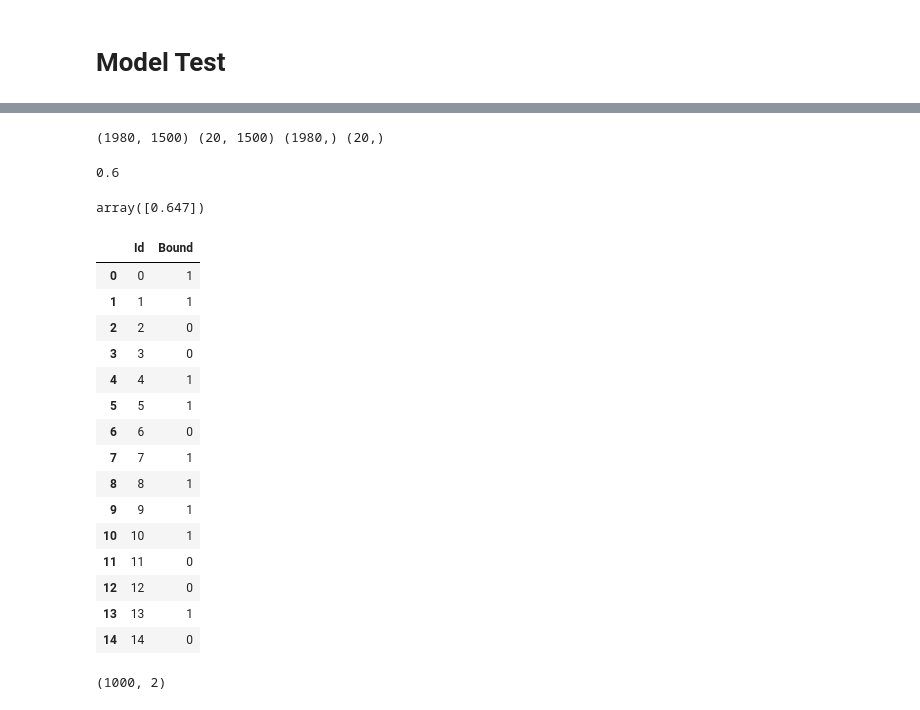
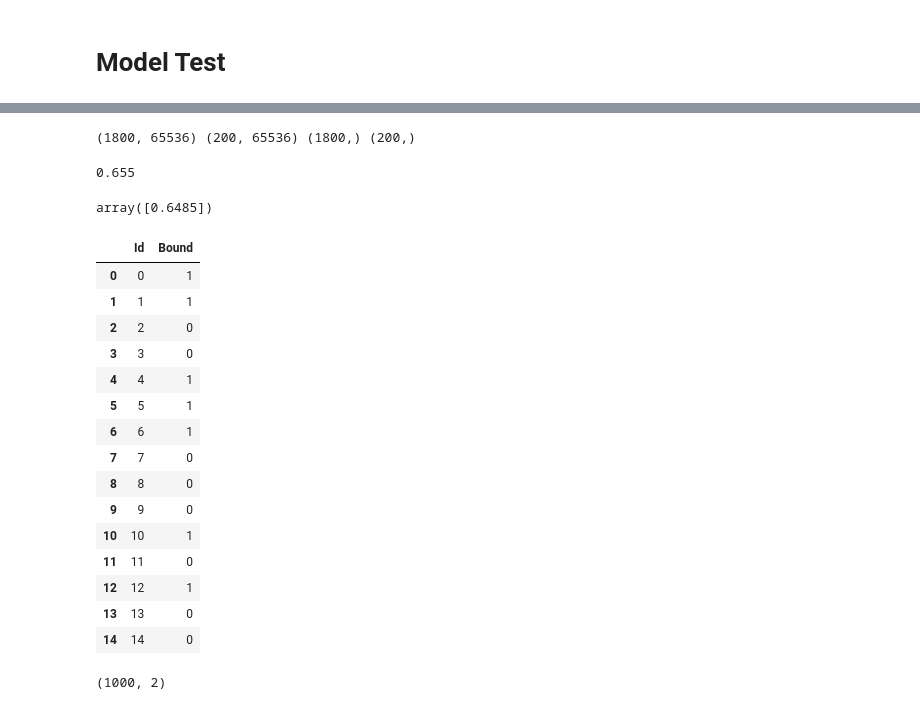
Before and after one commit to IsraelAbebe/kernel-ammi-kaggle-Team-IS, a Jupyter notebook: israel/KernelRidge.ipynb, the cells around one changed output, grey strips where cells are left out. Drawn from its saved outputs; the diff is of its cells as text; code cells hidden in the pictures.

```diff
--- a/israel/KernelRidge.ipynb
+++ b/israel/KernelRidge.ipynb
@@ -181,7 +142,7 @@ class KernelMethodBase(object):
 
     def get_kernel_parameters(self, **kwargs):
         params = {}
-        if self.kernel_name == 'rbf':
+        if self.kernel_name == 'rbf' or self.kernel_name == 'gaussian':
             params['sigma'] = kwargs.get('sigma', None)
         if self.kernel_name == 'polynomial':
             params['power'] = kwargs.get('power', None)
@@ -344,60 +388,60 @@ df.sort_values(by=['value'])
 # %%
-X_train, X_test, y_train, y_test = get_train_test(np.array(X)[:2000,:],y,0.01)
+X_train, X_test, y_train, y_test = get_train_test(np.array(kmer_data)[:2000,:],y,0.1)
 # %% [output]
-(1980, 1500) (20, 1500) (1980,) (20,)
+(1800, 65536) (200, 65536) (1800,) (200,)
 # %%
 model = KernelRidgeRegression(
-                kernel='quadratic',
-                lambd=0.071162,
-                sigma=0.000267,
-                power=5
+                kernel='linear',
+                lambd=2.111926e-01,
+                sigma=8.625947e-08,
+                power=15
             ).fit(X_train, y_train)
 result = sum(np.sign(model.predict(X_test))==y_test)/len(y_test)
 result
 # %% [output]
-0.6
+0.655
-# %%
-cross_validate(np.array(X)[:2000,:],y,kernel='quadratic',lambd=0.071162,k=4,sigma=0.000267)
-# %% [output]
-array([0.647])
+# %%
+cross_validate(np.array(kmer_data)[:2000,:],y,kernel='linear',k=5,power=15,lambd=2.111926e-01,sigma=8.625947e-08)
+# %% [output]
+array([0.6485])
 # %%
-X_test_final = scale(np.array(X)[2000:,:])
+X_test_final = np.array(kmer_data)[2000:,:]
 
 
 sumbission = []
 for i in range(len(X_test_final)):
     r1 = np.sign(model.predict(X_test_final[i]))
 
     if r1 == 1:
         sumbission.append([i,int(r1)])
     elif r1 == -1:
         sumbission.append([i,0])
     else:
         print('problem')
 
 
 # sumbission
 df = pd.DataFrame(sumbission)
 df.columns = ['Id','Bound']
-df.to_csv('cv_Kernel_ridge_quadratic_64.7.csv',index=False)
+df.to_csv('cv_65_linear_overfitted.csv',index=False)
 
 df.head(15)
 # %% [output]
 |  | Id | Bound |
 | 0 | 0 | 1 |
 | 1 | 1 | 1 |
 | 2 | 2 | 0 |
 | 3 | 3 | 0 |
 | 4 | 4 | 1 |
 | 5 | 5 | 1 |
-| 6 | 6 | 0 |
-| 7 | 7 | 1 |
-| 8 | 8 | 1 |
-| 9 | 9 | 1 |
+| 6 | 6 | 1 |
+| 7 | 7 | 0 |
+| 8 | 8 | 0 |
+| 9 | 9 | 0 |
 | 10 | 10 | 1 |
 | 11 | 11 | 0 |
-| 12 | 12 | 0 |
-| 13 | 13 | 1 |
+| 12 | 12 | 1 |
+| 13 | 13 | 0 |
 | 14 | 14 | 0 |
 # %%
 df.shape
```
Also changed, not shown: parts of 12 cells of this notebook, 3 other files.
